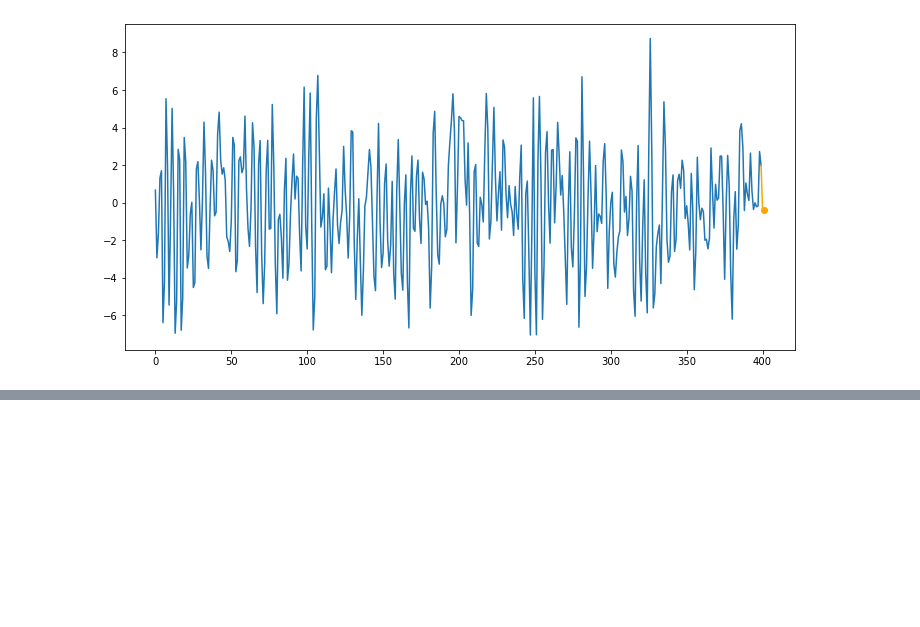
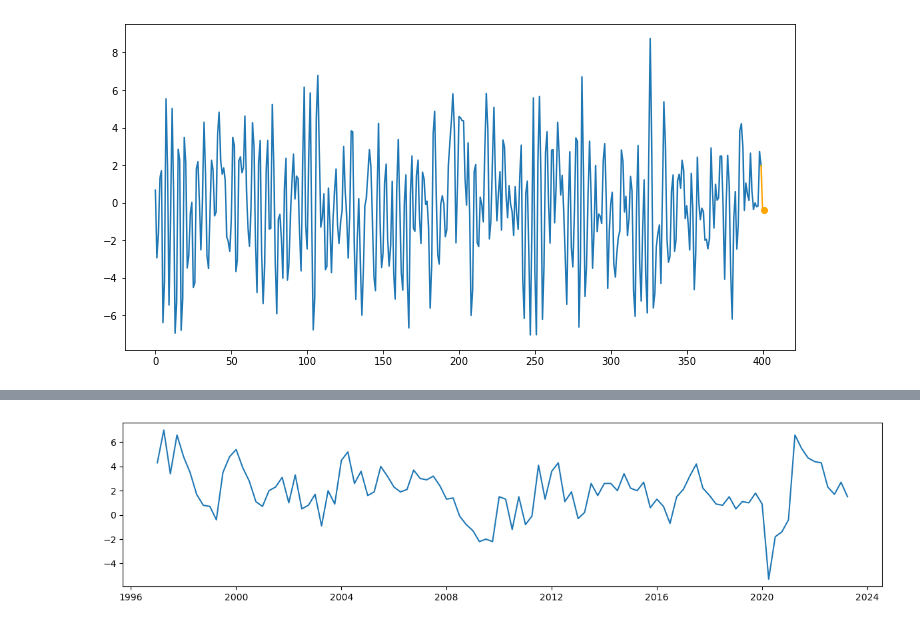
Before and after one commit to BI-DS/GRA-4153, a Jupyter notebook: examples/ARMA.ipynb, the cells around one changed output, grey strips where cells are left out. Cells and saved outputs as stored; diff of their text form; code cells hidden in the pictures; blank space fills up the shorter version.

```diff
--- a/examples/ARMA.ipynb
+++ b/examples/ARMA.ipynb
@@ -161,0 +170,35 @@ plt.show()
+# %%
+qdf = pd.read_csv(
+    "https://ec.europa.eu/eurostat/estat-navtree-portlet-prod/BulkDownloadListing?file=data/namq_10_gdp.tsv.gz",
+     sep=r'\,|\t',
+     engine='python'
+).rename(
+    columns={'geo\\time':'geo'}
+    ).query(
+        "s_adj == 'SCA' & geo == 'NO' & (unit == 'CLV15_MNAC' | unit == 'CLV_PCH_SM') & na_item == 'B1GQ'"
+        ).drop(
+            ["s_adj", "na_item", "geo"],
+             axis=1
+             )
+
+qdf = pd.melt(
+    qdf,
+    id_vars=['unit']
+    ).rename(
+        columns = {"variable":"date"}
+        ).pivot(
+            index = "date",
+            columns = "unit",
+            values = "value"
+            )
+# %%
+qdf.index = pd.PeriodIndex(qdf.index.str.strip(), freq = "Q").to_timestamp()
+qdf_ind = qdf.index >= pd.to_datetime("1997-01-01")
+# %%
+fig, ax = plt.subplots(figsize = (12, 3))
+X = pd.to_numeric(qdf["CLV_PCH_SM"][qdf_ind], errors= "coerce")
+ax.plot(qdf.index[qdf_ind], X, label = "GDP (% change)")
+fig.tight_layout()
+plt.show()
+# %% [output]
+[figure, added]
```
Also changed, not shown: parts of 10 cells of this notebook, 1 other file.
